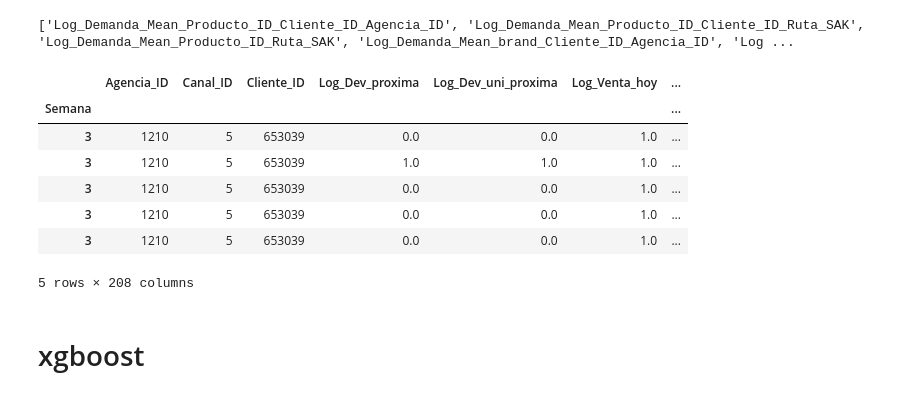
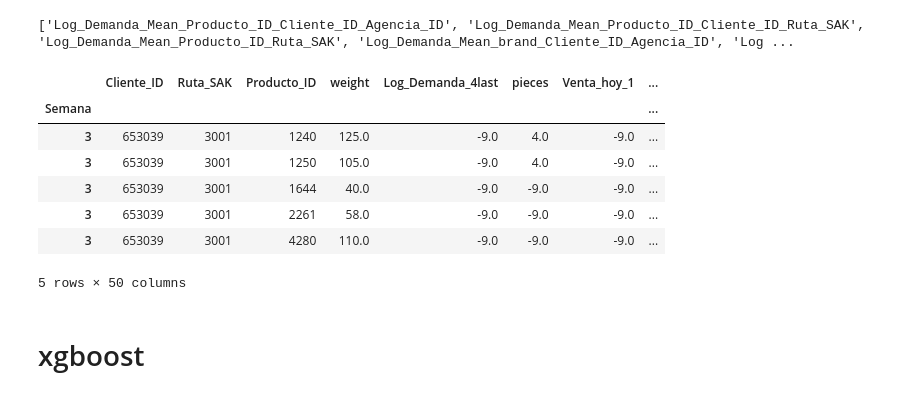
Before and after one commit to ValIlya/KB, a Jupyter notebook: models/xgboost_v2.ipynb, the cells around one changed output. Drawn from its saved outputs; the diff is of its cells as text; code cells hidden in the pictures.

```diff
--- a/models/xgboost_v2.ipynb
+++ b/models/xgboost_v2.ipynb
@@ -40,20 +40,20 @@ data_for_model = data_train.fillna(-9).drop([u'Town', u'State', u'Venta_uni_hoy'
 # %% [output]
 ['Log_Demanda_Mean_Producto_ID_Cliente_ID_Agencia_ID', 'Log_Demanda_Mean_Producto_ID_Cliente_ID_Ruta_SAK', 'Log_Demanda_Mean_Producto_ID_Ruta_SAK', 'Log_Demanda_Mean_brand_Cliente_ID_Agencia_ID', 'Log ...
 # %%
-X_train = data_for_model.loc[3:7,:].drop('Log_Demanda', axis=1)
+X_train = data_for_model[feat_50].loc[3:7,:]
 y_train = data_for_model.loc[3:7,:]['Log_Demanda']
-X_test = data_for_model.loc[8:9,:].drop('Log_Demanda', axis=1)
+X_test = data_for_model[feat_50].loc[8:9,:]
 y_test = data_for_model.loc[8:9,:]['Log_Demanda']
 X_train.head()
 # %% [output]
-|  | Agencia_ID | Canal_ID | Cliente_ID | Log_Dev_proxima | Log_Dev_uni_proxima | Log_Venta_hoy | ... |
-| Semana |  |  |  |  |  |  | ... |
-| 3 | 1210 | 5 | 653039 | 0.0 | 0.0 | 1.0 | ... |
-| 3 | 1210 | 5 | 653039 | 1.0 | 1.0 | 1.0 | ... |
-| 3 | 1210 | 5 | 653039 | 0.0 | 0.0 | 1.0 | ... |
-| 3 | 1210 | 5 | 653039 | 0.0 | 0.0 | 1.0 | ... |
-| 3 | 1210 | 5 | 653039 | 0.0 | 0.0 | 1.0 | ... |
+|  | Cliente_ID | Ruta_SAK | Producto_ID | weight | Log_Demanda_4last | pieces | Venta_hoy_1 | ... |
+| Semana |  |  |  |  |  |  |  | ... |
+| 3 | 653039 | 3001 | 1240 | 125.0 | -9.0 | 4.0 | -9.0 | ... |
+| 3 | 653039 | 3001 | 1250 | 105.0 | -9.0 | 4.0 | -9.0 | ... |
+| 3 | 653039 | 3001 | 1644 | 40.0 | -9.0 | -9.0 | -9.0 | ... |
+| 3 | 653039 | 3001 | 2261 | 58.0 | -9.0 | -9.0 | -9.0 | ... |
+| 3 | 653039 | 3001 | 4280 | 110.0 | -9.0 | -9.0 | -9.0 | ... |
-5 rows × 208 columns
+5 rows × 50 columns
 # %% [markdown]
 # xgboost
 # %% [markdown]
```
Also changed, not shown: parts of 5 cells of this notebook.
